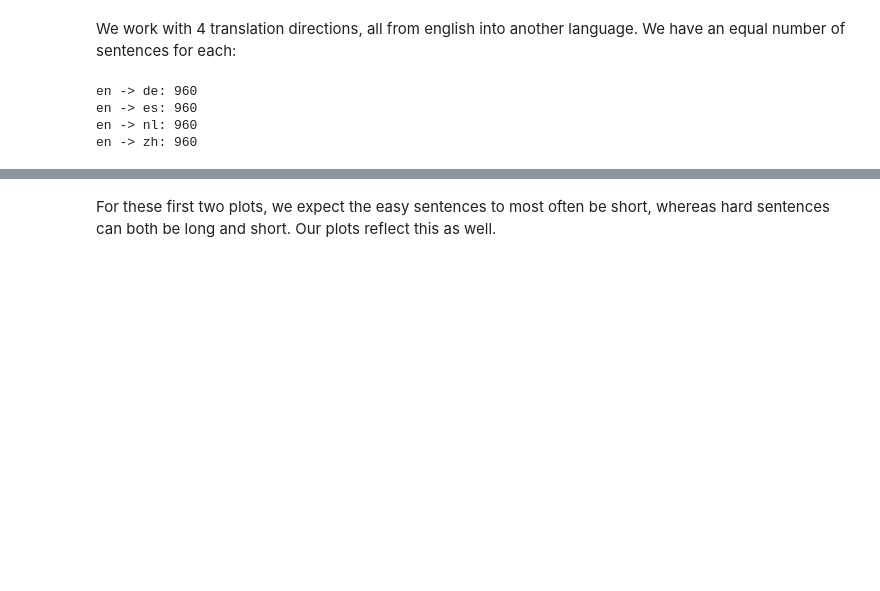
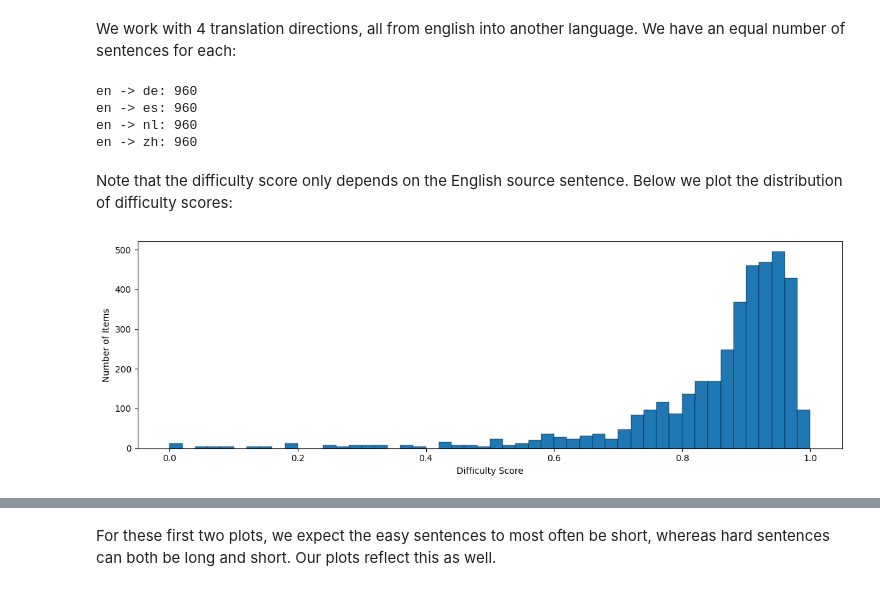
Before and after one commit to matthias-hagenauer/DL4NLP, a Jupyter notebook: data/bin_analysis.ipynb, the cells around one changed output, grey strips where cells are left out. Saved outputs shown, nothing was run; the diff lists cells and outputs as text; code cells hidden in the pictures; blank space fills up the shorter version.

```diff
--- a/data/bin_analysis.ipynb
+++ b/data/bin_analysis.ipynb
@@ -50,4 +50,18 @@ en -> de: 960
 en -> es: 960
 en -> nl: 960
 en -> zh: 960
+# %% [markdown]
+Note that the difficulty score only depends on the English source sentence. Below we plot the distribution of difficulty scores:
+# %%
+# Plot difficulty score distribution
+if plot:
+    fig, ax = plt.subplots(figsize=(12, 4))
+    scores = [it.get('difficulty_score') for it in items]
+    ax.hist(scores, bins=50, edgecolor='black', linewidth=0.3)
+    plt.xlabel('Difficulty Score')
+    plt.ylabel('Number of Items')
+    plt.tight_layout()
+    plt.show()
+# %% [output]
+[figure, added]
 # %% [markdown]
```
Also changed, not shown: parts of 8 cells of this notebook.
